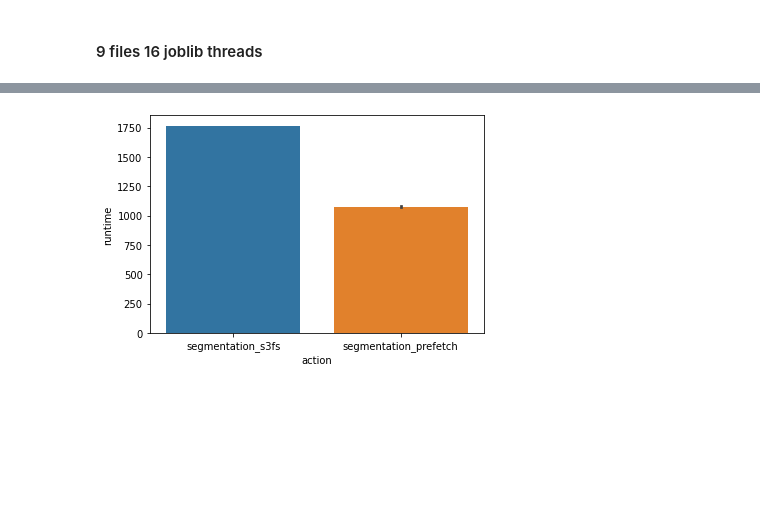
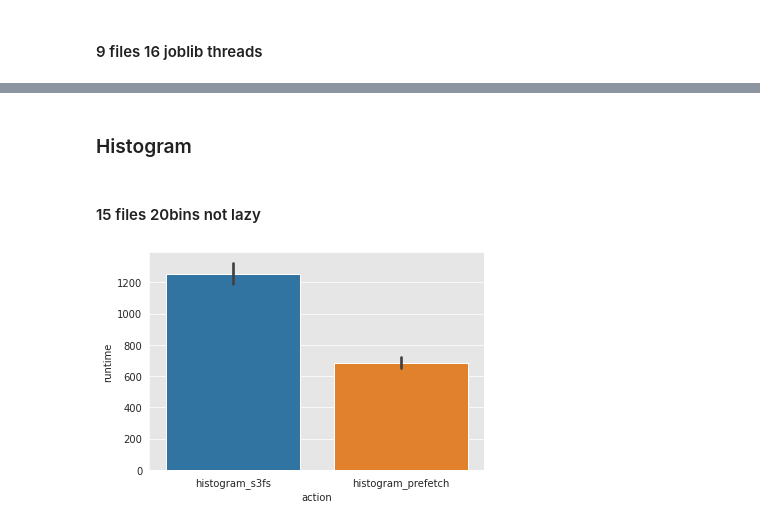
Before and after one commit to ValHayot/rollingprefetch, a Jupyter notebook: experiments/notebooks/segmentation.ipynb, the cells around one changed output, grey strips where cells are left out. Saved outputs shown, nothing was run; the diff lists cells and outputs as text; code cells hidden in the pictures; blank space fills up the shorter version.

Commit message:
updated results and added paper

```diff
--- a/experiments/notebooks/segmentation.ipynb
+++ b/experiments/notebooks/segmentation.ipynb
@@ -122,0 +224,6 @@ ax = sns.barplot(x="action", y="runtime", data=df_seg)
+# %%
+ax = sns.barplot(x=["c5.9xlarge", "r5.4xlarge"], y=[speedup_c, speedup_r], color="seagreen", saturation=0.5)
+sns.set_style("darkgrid", {"axes.facecolor": ".9"})
+ax.set_ylabel("Avg. Speedup")
+ax.set_xlabel("Instance Type")
+plt.savefig("speedup.pdf")
@@ -123,6 +270,10 @@ ax = sns.barplot(x="action", y="runtime", data=df_seg)
+# %% [markdown]
+### Histogram
+# %% [markdown]
+#### 15 files 20bins not lazy
 # %%
-df = pd.read_csv("../results/us-west-2-R5.4xlarge/segmentation_shards_waypoint_9f_5r_33554432b_16j_seq.out")
-df_seg = df[df["action"].str.contains("seg")]
-ax = sns.barplot(x="action", y="runtime", data=df_seg)
+df = pd.read_csv("../results/us-west-2-R5.4xlarge/histogram_orig_15f_5r_33554432b_20bins_seq.out")
+ax = sns.barplot(x="action", y="runtime", data=df)
+plt.savefig("histo_15_20bins_notlazy.pdf")
 # %% [output]
-[figure, old version]
+[figure, new version]
```
Also changed, not shown: parts of 18 cells of this notebook, 28 other files.
